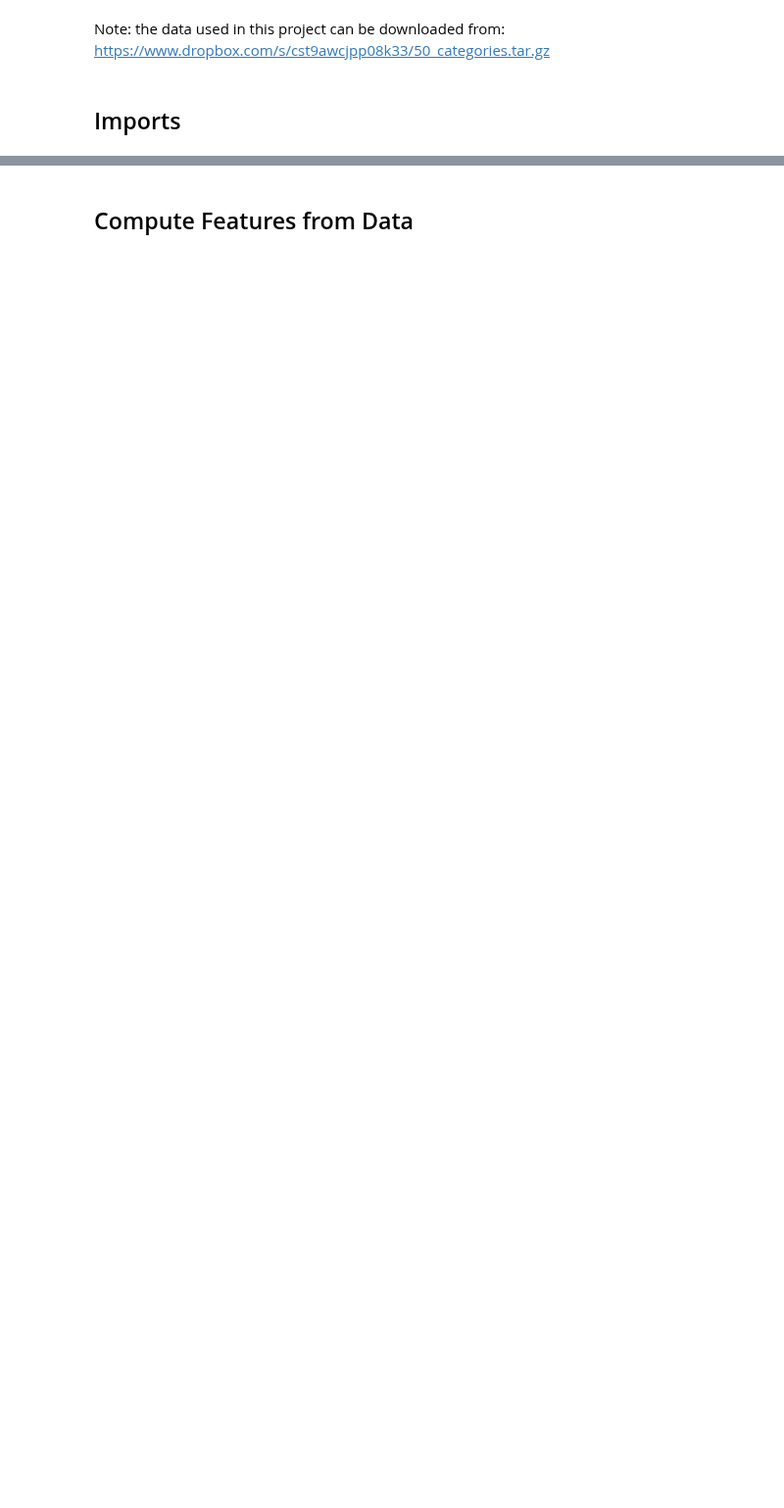
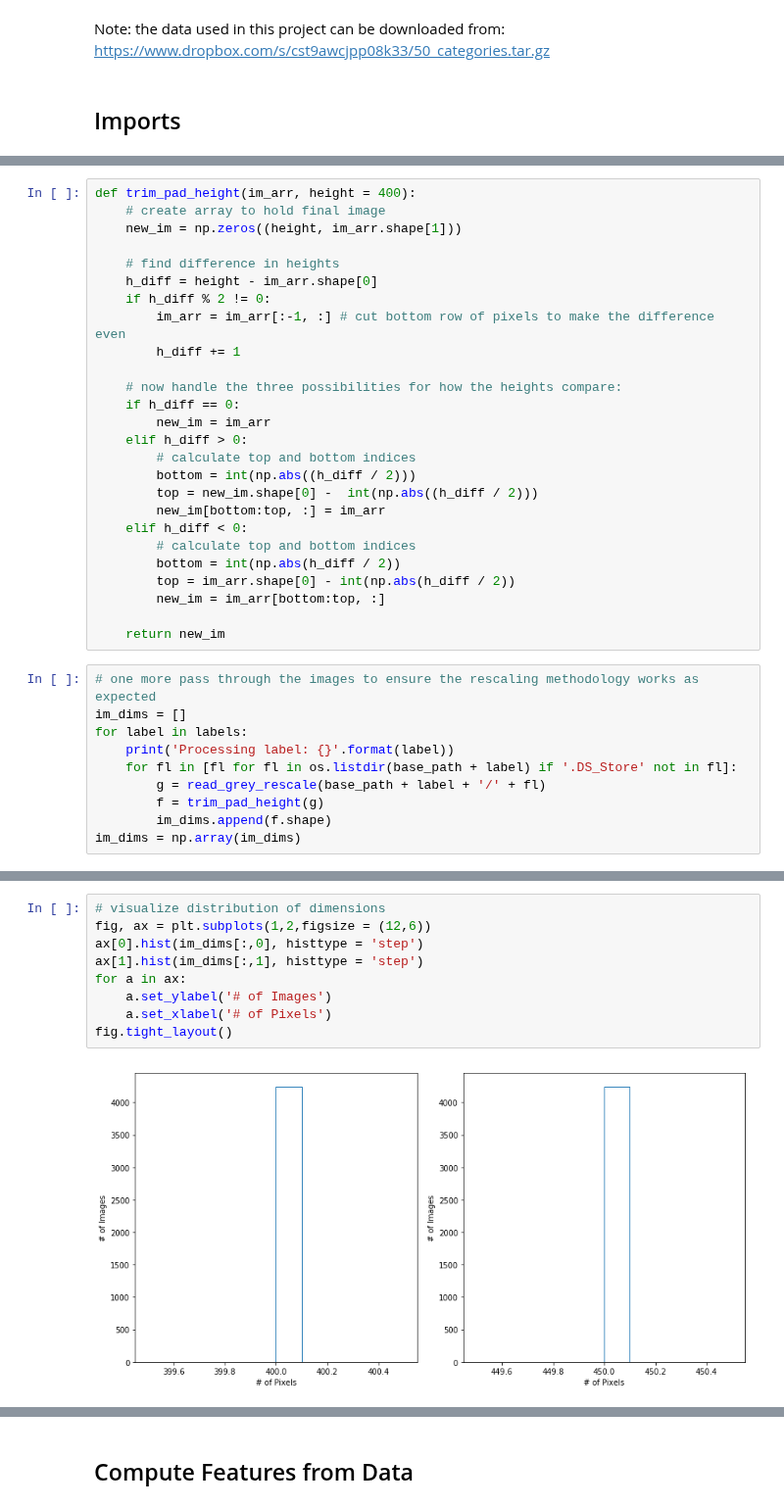
Before and after one commit to benstahl92/python-ay250-homeworks, a Jupyter notebook: hw_6/hw_6.ipynb, the cells around one changed output, grey strips where cells are left out. Shown at 98% size. Cells and saved outputs as stored; diff of their text form; blank space fills up the shorter version.

Commit message:
finalized submission, added extensive additional features and cleaned everything up

```diff
--- a/hw_6/hw_6.ipynb
+++ b/hw_6/hw_6.ipynb
@@ -21,0 +129,36 @@ import matplotlib.pyplot as plt
+# %%
+def trim_pad_height(im_arr, height = 400):
+    # create array to hold final image
+    new_im = np.zeros((height, im_arr.shape[1]))
+
+    # find difference in heights
+    h_diff = height - im_arr.shape[0]
+    if h_diff % 2 != 0:
+        im_arr = im_arr[:-1, :] # cut bottom row of pixels to make the difference even
+        h_diff += 1
+
+    # now handle the three possibilities for how the heights compare:
+    if h_diff == 0:
+        new_im = im_arr
+    elif h_diff > 0:
+        # calculate top and bottom indices
+        bottom = int(np.abs((h_diff / 2)))
+        top = new_im.shape[0] -  int(np.abs((h_diff / 2)))
+        new_im[bottom:top, :] = im_arr
+    elif h_diff < 0:
+        # calculate top and bottom indices
+        bottom = int(np.abs(h_diff / 2))
+        top = im_arr.shape[0] - int(np.abs(h_diff / 2))
+        new_im = im_arr[bottom:top, :]
+
+    return new_im
+# %%
+# one more pass through the images to ensure the rescaling methodology works as expected
+im_dims = []
+for label in labels:
+    print('Processing label: {}'.format(label))
+    for fl in [fl for fl in os.listdir(base_path + label) if '.DS_Store' not in fl]:
+        g = read_grey_rescale(base_path + label + '/' + fl)
+        f = trim_pad_height(g)
+        im_dims.append(f.shape)
+im_dims = np.array(im_dims)
@@ -21,0 +183,11 @@ import matplotlib.pyplot as plt
+# %%
+# visualize distribution of dimensions
+fig, ax = plt.subplots(1,2,figsize = (12,6))
+ax[0].hist(im_dims[:,0], histtype = 'step')
+ax[1].hist(im_dims[:,1], histtype = 'step')
+for a in ax:
+    a.set_ylabel('# of Images')
+    a.set_xlabel('# of Pixels')
+fig.tight_layout()
+# %% [output]
+[figure, added]
```
Also changed, not shown: parts of 43 cells of this notebook.
